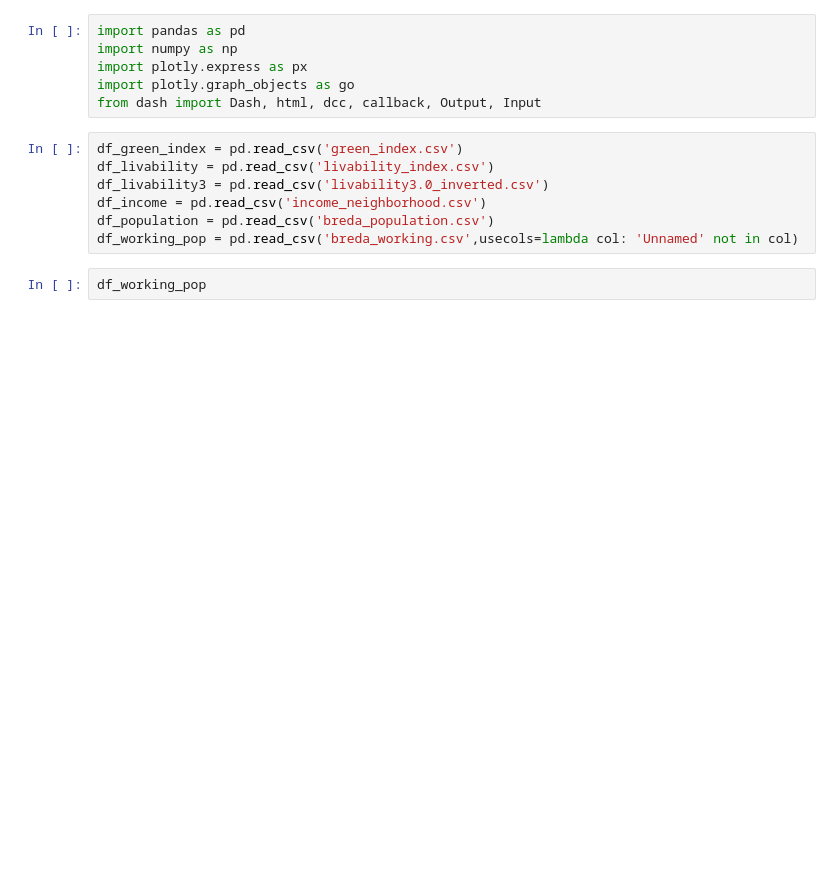
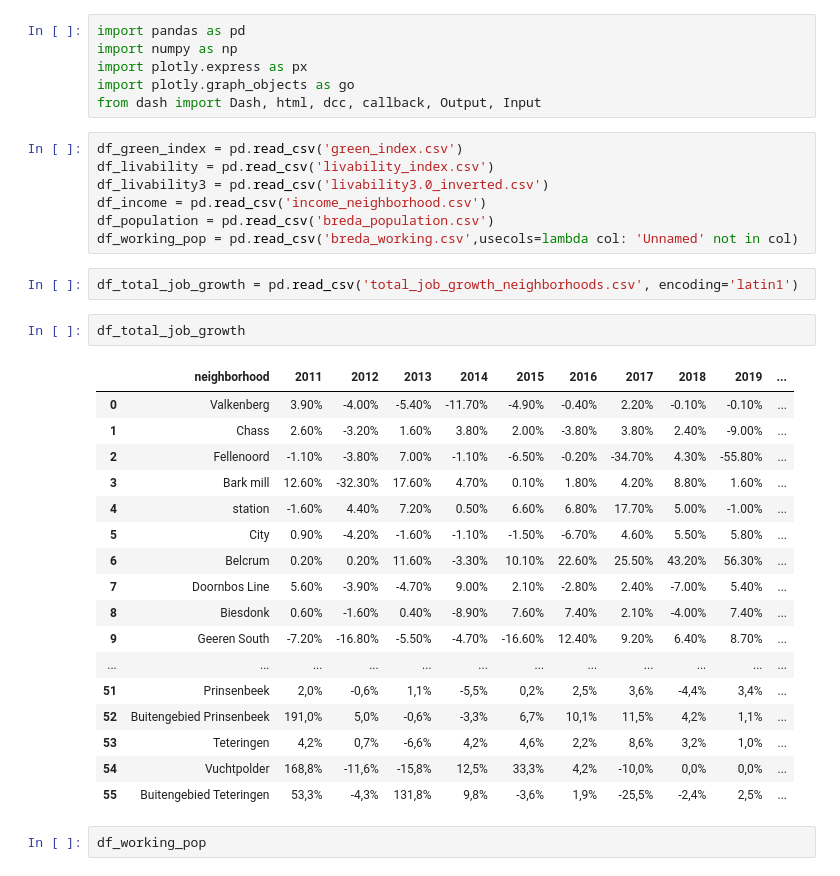
Before and after one commit to KacperJanczyk220646/GreenScape, a Jupyter notebook: EDA/Simona/livability3.0_EDA.ipynb, the cells around one changed output. Cells and saved outputs as stored; diff of their text form; blank space fills up the shorter version.

```diff
--- a/EDA/Simona/livability3.0_EDA.ipynb
+++ b/EDA/Simona/livability3.0_EDA.ipynb
@@ -11,6 +11,28 @@ df_livability3 = pd.read_csv('livability3.0_inverted.csv')
 df_income = pd.read_csv('income_neighborhood.csv')
 df_population = pd.read_csv('breda_population.csv')
 df_working_pop = pd.read_csv('breda_working.csv',usecols=lambda col: 'Unnamed' not in col)
+# %%
+df_total_job_growth = pd.read_csv('total_job_growth_neighborhoods.csv', encoding='latin1')
+# %%
+df_total_job_growth
+# %% [output]
+|  | neighborhood | 2011 | 2012 | 2013 | 2014 | 2015 | 2016 | 2017 | 2018 | 2019 | ... |
+| 0 | Valkenberg | 3.90% | -4.00% | -5.40% | -11.70% | -4.90% | -0.40% | 2.20% | -0.10% | -0.10% | ... |
+| 1 | Chass | 2.60% | -3.20% | 1.60% | 3.80% | 2.00% | -3.80% | 3.80% | 2.40% | -9.00% | ... |
+| 2 | Fellenoord | -1.10% | -3.80% | 7.00% | -1.10% | -6.50% | -0.20% | -34.70% | 4.30% | -55.80% | ... |
+| 3 | Bark mill | 12.60% | -32.30% | 17.60% | 4.70% | 0.10% | 1.80% | 4.20% | 8.80% | 1.60% | ... |
+| 4 | station | -1.60% | 4.40% | 7.20% | 0.50% | 6.60% | 6.80% | 17.70% | 5.00% | -1.00% | ... |
+| 5 | City | 0.90% | -4.20% | -1.60% | -1.10% | -1.50% | -6.70% | 4.60% | 5.50% | 5.80% | ... |
+| 6 | Belcrum | 0.20% | 0.20% | 11.60% | -3.30% | 10.10% | 22.60% | 25.50% | 43.20% | 56.30% | ... |
+| 7 | Doornbos Line | 5.60% | -3.90% | -4.70% | 9.00% | 2.10% | -2.80% | 2.40% | -7.00% | 5.40% | ... |
+| 8 | Biesdonk | 0.60% | -1.60% | 0.40% | -8.90% | 7.60% | 7.40% | 2.10% | -4.00% | 7.40% | ... |
+| 9 | Geeren South | -7.20% | -16.80% | -5.50% | -4.70% | -16.60% | 12.40% | 9.20% | 6.40% | 8.70% | ... |
+| ... | ... | ... | ... | ... | ... | ... | ... | ... | ... | ... | ... |
+| 51 | Prinsenbeek | 2,0% | -0,6% | 1,1% | -5,5% | 0,2% | 2,5% | 3,6% | -4,4% | 3,4% | ... |
+| 52 | Buitengebied Prinsenbeek | 191,0% | 5,0% | -0,6% | -3,3% | 6,7% | 10,1% | 11,5% | 4,2% | 1,1% | ... |
+| 53 | Teteringen | 4,2% | 0,7% | -6,6% | 4,2% | 4,6% | 2,2% | 8,6% | 3,2% | 1,0% | ... |
+| 54 | Vuchtpolder | 168,8% | -11,6% | -15,8% | 12,5% | 33,3% | 4,2% | -10,0% | 0,0% | 0,0% | ... |
+| 55 | Buitengebied Teteringen | 53,3% | -4,3% | 131,8% | 9,8% | -3,6% | 1,9% | -25,5% | -2,4% | 2,5% | ... |
 # %%
 df_working_pop
 # %% [output]
```
Also changed, not shown: parts of 13 cells of this notebook, 2 other files.
